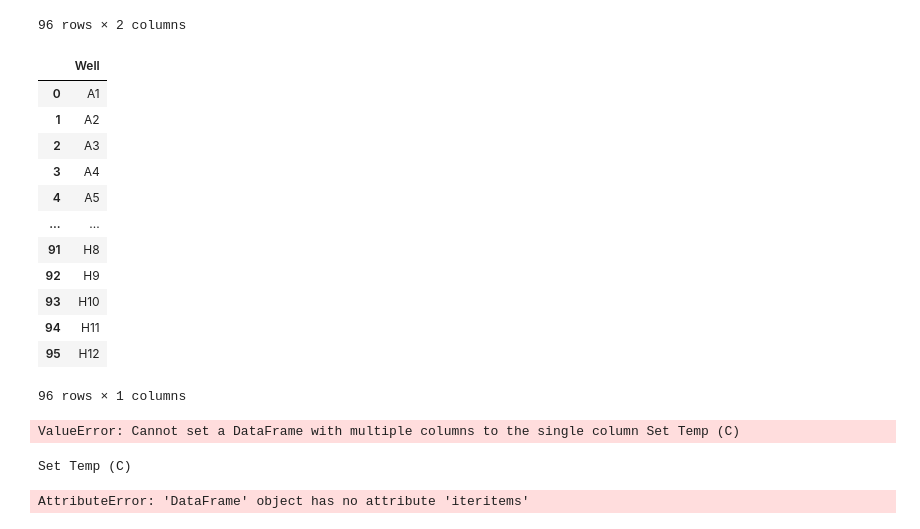
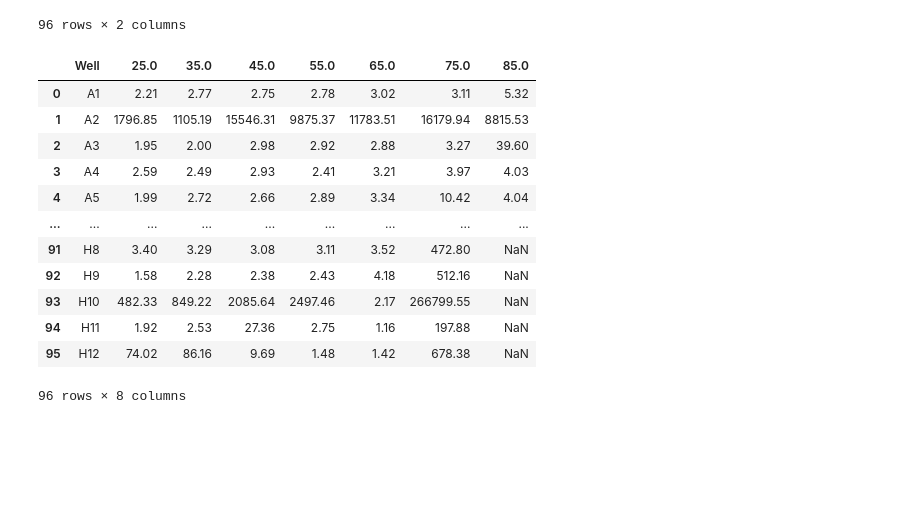
Before and after one commit to beim-nn/DLS_analysis, a Jupyter notebook: DLS_analysis.ipynb, the cells around one changed output. Drawn from its saved outputs; the diff is of its cells as text; code cells hidden in the pictures; blank space fills up the shorter version.

Commit message:
added function to create radius DF in DLS_analysis

```diff
--- a/DLS_analysis.ipynb
+++ b/DLS_analysis.ipynb
@@ -74,35 +74,28 @@ df.loc[df["Set Temp (C)"] == 25.0, ["Radius (nm)","Range1 %Pd (I)"]]
 | 94 | 1.92 | 22.44 |
 | 95 | 74.02 | 15.24 |
 96 rows × 2 columns
-# %%
-radius = df.loc[df["Set Temp (C)"] == 25.0, ["Well"]]
-radius
-# %% [output]
-|  | Well |
-| 0 | A1 |
-| 1 | A2 |
-| 2 | A3 |
-| 3 | A4 |
-| 4 | A5 |
-| ... | ... |
-| 91 | H8 |
-| 92 | H9 |
-| 93 | H10 |
-| 94 | H11 |
-| 95 | H12 |
-96 rows × 1 columns
 # %%
-for temperature in df.loc[df["Well"] == "A1", ["Set Temp (C)"]]:
-    radius[str(temperature)] = df[df["Set Temp (C)"] == temperature]
+# Create Radius Data frame
+
+
+radius = df.loc[df["Set Temp (C)"] == 25.0, ["Well"]]
+
+for index, row in df.iterrows():
+    if row['Well'] == 'A1':
+        temperature = row['Set Temp (C)']
+        radius[str(temperature)] = df.loc[df["Set Temp (C)"] == temperature, ['Radius (nm)']].values
 radius
 # %% [output]
+|  | Well | 25.0 | 35.0 | 45.0 | 55.0 | 65.0 | 75.0 | 85.0 |
+| 0 | A1 | 2.21 | 2.77 | 2.75 | 2.78 | 3.02 | 3.11 | 5.32 |
+| 1 | A2 | 1796.85 | 1105.19 | 15546.31 | 9875.37 | 11783.51 | 16179.94 | 8815.53 |
+| 2 | A3 | 1.95 | 2.00 | 2.98 | 2.92 | 2.88 | 3.27 | 39.60 |
+| 3 | A4 | 2.59 | 2.49 | 2.93 | 2.41 | 3.21 | 3.97 | 4.03 |
+| 4 | A5 | 1.99 | 2.72 | 2.66 | 2.89 | 3.34 | 10.42 | 4.04 |
+| ... | ... | ... | ... | ... | ... | ... | ... | ... |
+| 91 | H8 | 3.40 | 3.29 | 3.08 | 3.11 | 3.52 | 472.80 | NaN |
+| 92 | H9 | 1.58 | 2.28 | 2.38 | 2.43 | 4.18 | 512.16 | NaN |
+| 93 | H10 | 482.33 | 849.22 | 2085.64 | 2497.46 | 2.17 | 266799.55 | NaN |
+| 94 | H11 | 1.92 | 2.53 | 27.36 | 2.75 | 1.16 | 197.88 | NaN |
+| 95 | H12 | 74.02 | 86.16 | 9.69 | 1.48 | 1.42 | 678.38 | NaN |
-ValueError: Cannot set a DataFrame with multiple columns to the single column Set Temp (C)
+96 rows × 8 columns
-# %%
-for i in df.loc[df["Well"] == "A1", ["Set Temp (C)"]]:
-    print(i)
-# %% [output]
-Set Temp (C)
-# %%
-df.loc[df["Well"] == "A1", ["Set Temp (C)"]]
-# %% [output]
-AttributeError: 'DataFrame' object has no attribute 'iteritems'
```
